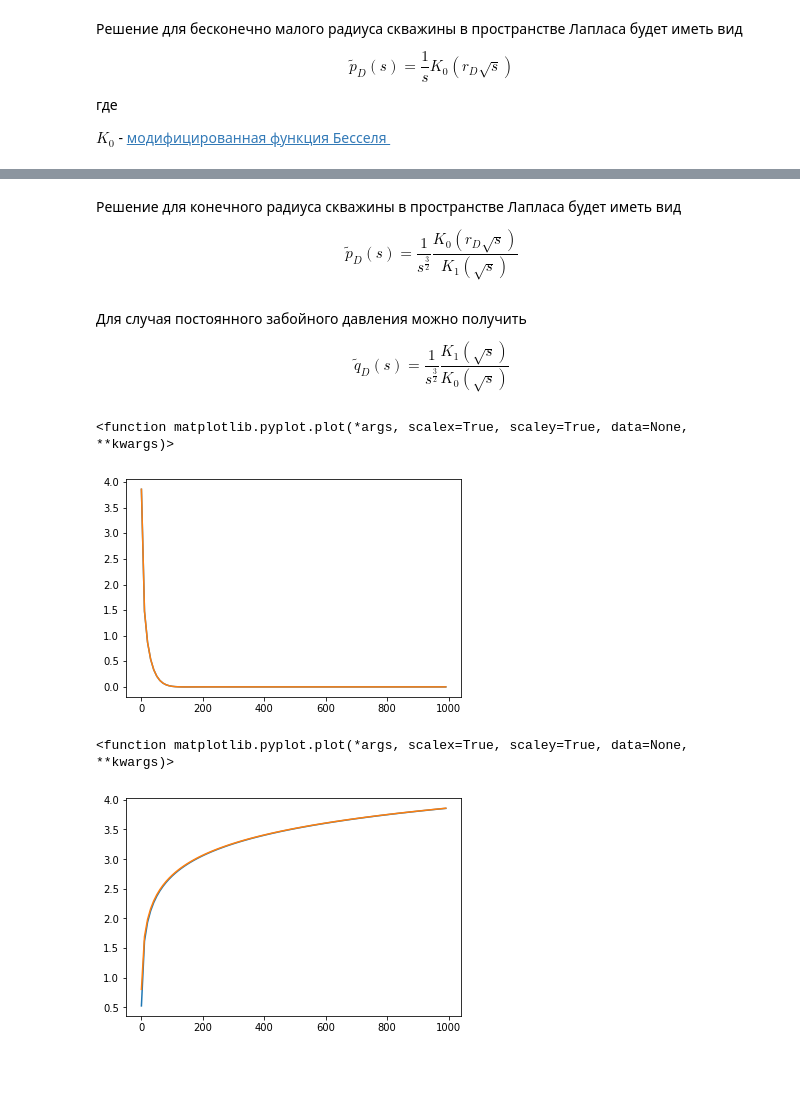
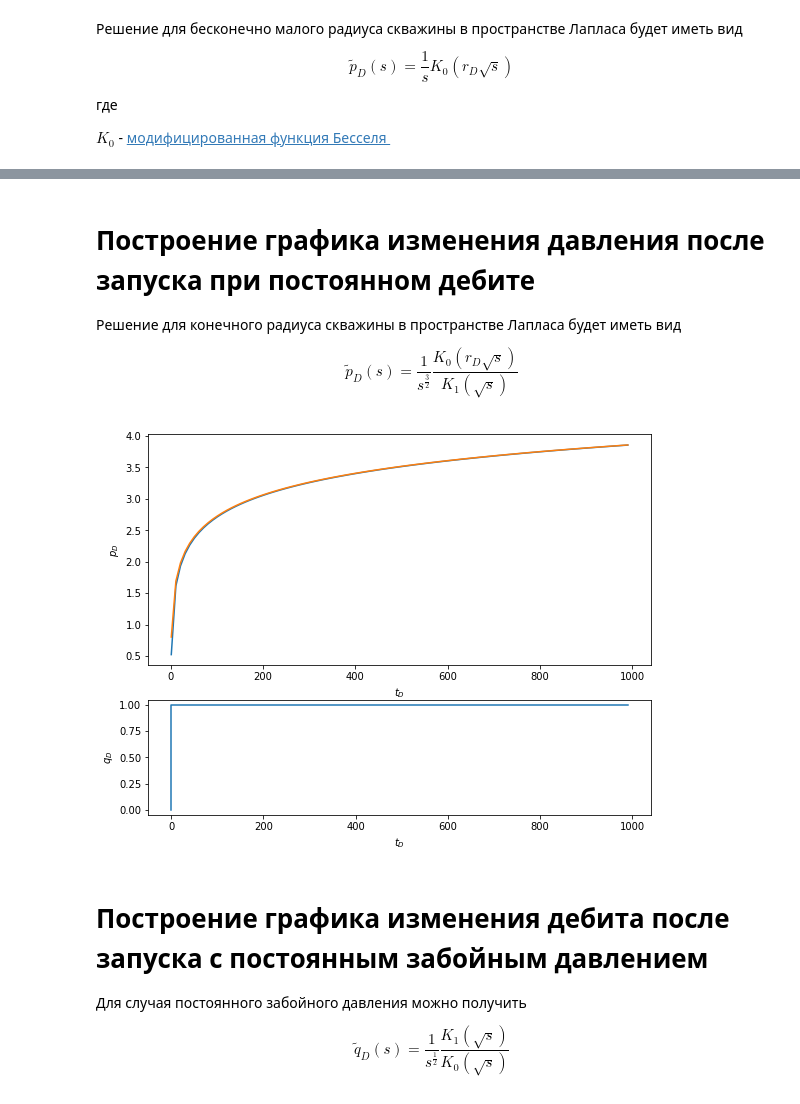
Before and after one commit to khabibullinra/welltest_examples, a Jupyter notebook: jupyter/17_решение_постоянного_давления.ipynb, the cells around one changed output, grey strips where cells are left out. Cells and saved outputs as stored; diff of their text form; code cells hidden in the pictures; blank space fills up the shorter version.

Commit message:
Обновлен пример 17 построения решения с постоянным забойным давлением

```diff
--- a/jupyter/17_решение_постоянного_давления.ipynb
+++ b/jupyter/17_решение_постоянного_давления.ipynb
@@ -18,9 +66,42 @@ $K_0$ - <a href="https://ru.wikipedia.org/wiki/%D0%9C%D0%BE%D0%B4%D0%B8%D1%84%D0
+# %%
+# корректируем размер графика, чтобы было побольше
+plt.rcParams['figure.figsize'] = [9, 7]
 # %% [markdown]
+# Построение графика изменения давления после запуска при постоянном дебите
+
 Решение для конечного радиуса скважины в пространстве Лапласа будет иметь вид
 
 
 $$ \tilde{p}_D(s) = \frac{1}{s^{\frac{3}{2}}} \frac{ K_0 \left( r_D \sqrt s  \right) }{K_1 \left(  \sqrt s  \right)} $$
+# %%
+rd=1    # нас интересует только забойное давление
+
+td = np.arange(1, 1000, 10)  # задаем диапазон изменений безразмерного времени
+
+# для отрисовки графика дебита зададим массив с постоянным дебитом с момента td=0
+qd = [1 for i in td]
+td_q = [0,0,td[-1]]
+qd_q = [0,1,1]
+
+# рассчитаем массивы изменения давления - двумя способами - для линейного стока и конечного радиуса скважины
+pd = [pd_line_source(rd, ti) for ti in td ]
+pd2 = [pd_rw(rd, ti) for ti in td ]
+
+# построим график отображающий рассчитанные значения
+fig, (ax1, ax2) = plt.subplots(2,1, gridspec_kw={'height_ratios': [2, 1]})
+ax1.plot(td, pd)
+ax1.plot(td, pd2)
+ax1.set_xlabel("$t_D$")
+ax1.set_ylabel("$p_D$")
+
+ax2.plot(td_q, qd_q)
+ax2.set_xlabel("$t_D$")
+ax2.set_ylabel("$q_D$")
+plt.show()
+# %% [output]
+[figure, added]
 # %% [markdown]
+# Построение графика изменения дебита после запуска с постоянным забойным давлением
 Для случая постоянного забойного давления можно получить
 
-$$ \tilde{q}_D(s) = \frac{1}{s^{\frac{3}{2}}} \frac{ K_1 \left(  \sqrt s  \right) }{K_0 \left(  \sqrt s  \right)} $$
+$$ \tilde{q}_D(s) = \frac{1}{s^{\frac{1}{2}}} \frac{ K_1 \left(  \sqrt s  \right) }{K_0 \left(  \sqrt s  \right)} $$
@@ -60,26 +107,0 @@ def qd_rw(td):
-# %%
-t_d=1000
-
-r_d = np.arange(1, 1000, 10)
-p_d = [pd_line_source(ri, t_d) for ri in r_d ]
-p_d2 = [pd_rw(ri, t_d) for ri in r_d ]
-
-plt.plot(r_d, p_d)
-plt.plot(r_d, p_d2)
-plt.plot
-# %% [output]
-<function matplotlib.pyplot.plot(*args, scalex=True, scaley=True, data=None, **kwargs)>
-[figure, removed]
-# %%
-rd=1
-
-td = np.arange(1, 1000, 10)
-pd = [pd_line_source(rd, ti) for ti in td ]
-pd2 = [pd_rw(rd, ti) for ti in td ]
-
-plt.plot(td, pd)
-plt.plot(td, pd2)
-plt.plot
-# %% [output]
-<function matplotlib.pyplot.plot(*args, scalex=True, scaley=True, data=None, **kwargs)>
-[figure, removed]
```
Also changed, not shown: parts of 12 cells of this notebook, 1 other file.
